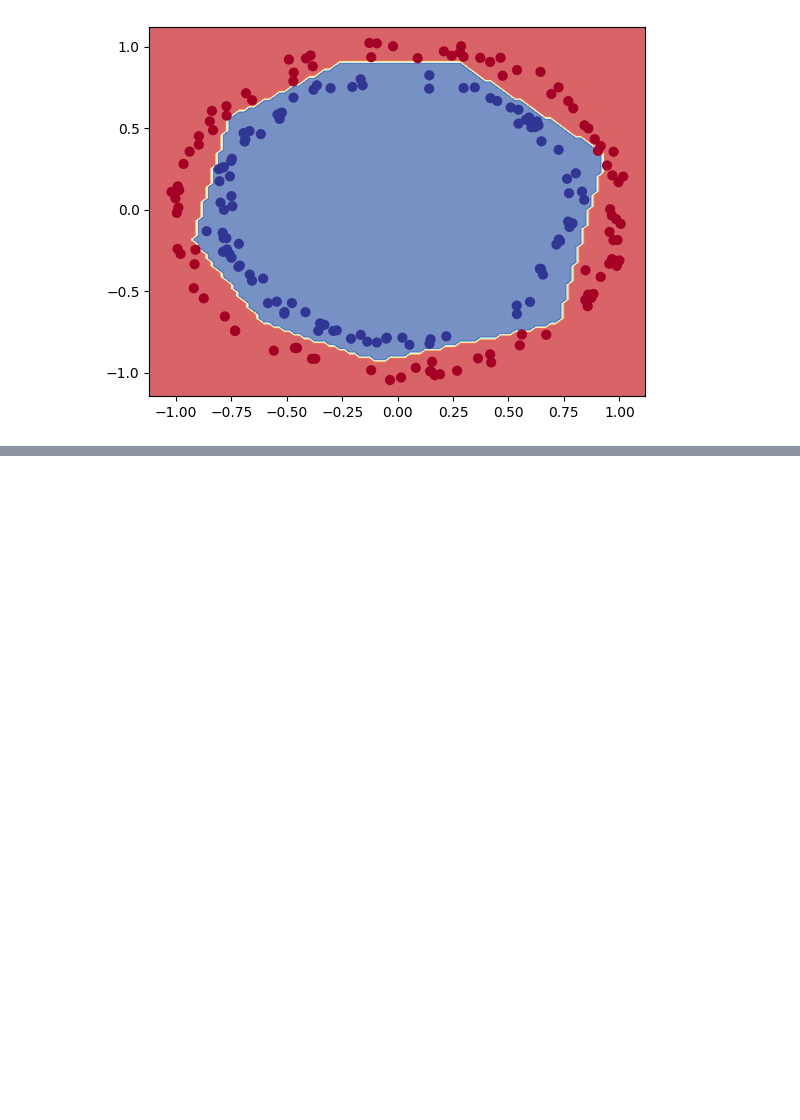
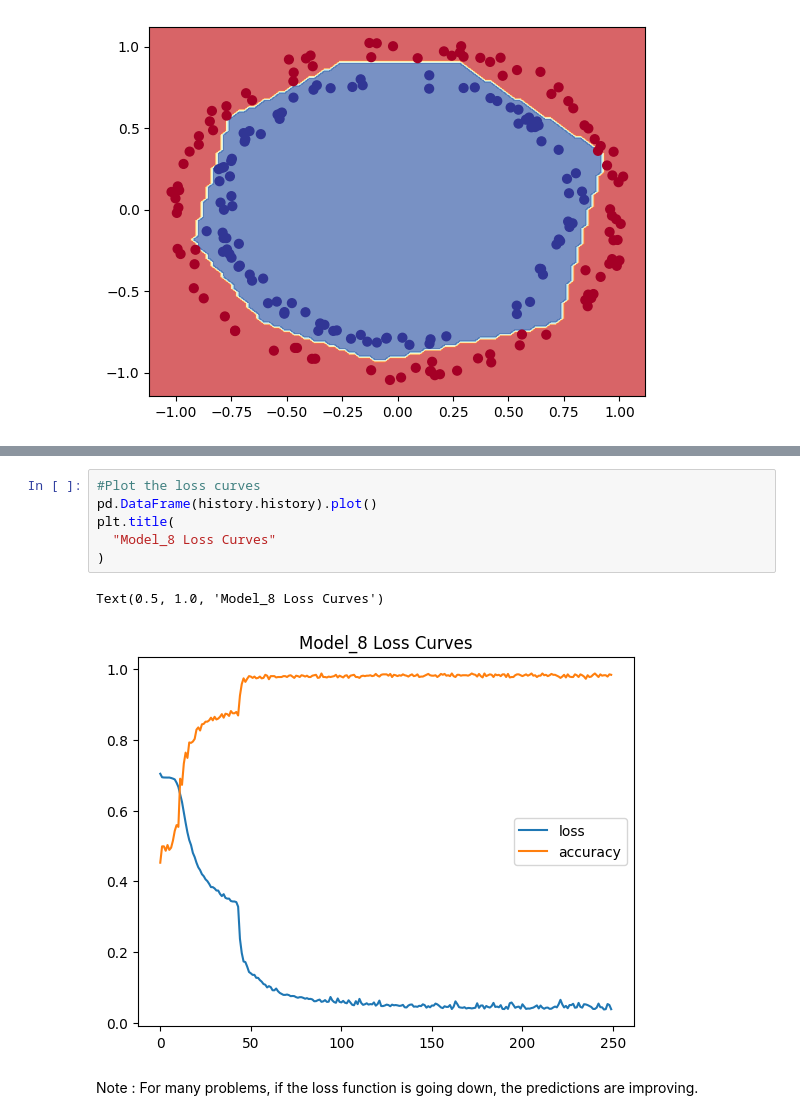
Before and after one commit to lakshitgosain/Tensorflow-ZTM, a Jupyter notebook: 02_neural_network_classification_in_tensorflow.ipynb, the cells around one changed output, grey strips where cells are left out. Drawn from its saved outputs; the diff is of its cells as text; blank space fills up the shorter version.

```diff
--- a/02_neural_network_classification_in_tensorflow.ipynb
+++ b/02_neural_network_classification_in_tensorflow.ipynb
@@ -606,0 +646,11 @@ We're doing binary classification
+# %%
+#Plot the loss curves
+pd.DataFrame(history.history).plot()
+plt.title(
+  "Model_8 Loss Curves"
+)
+# %% [output]
+Text(0.5, 1.0, 'Model_8 Loss Curves')
+[figure, added]
+# %% [markdown]
+Note : For many problems, if the loss function is going down, the predictions are improving.
```
Also changed, not shown: parts of 3 cells of this notebook.
